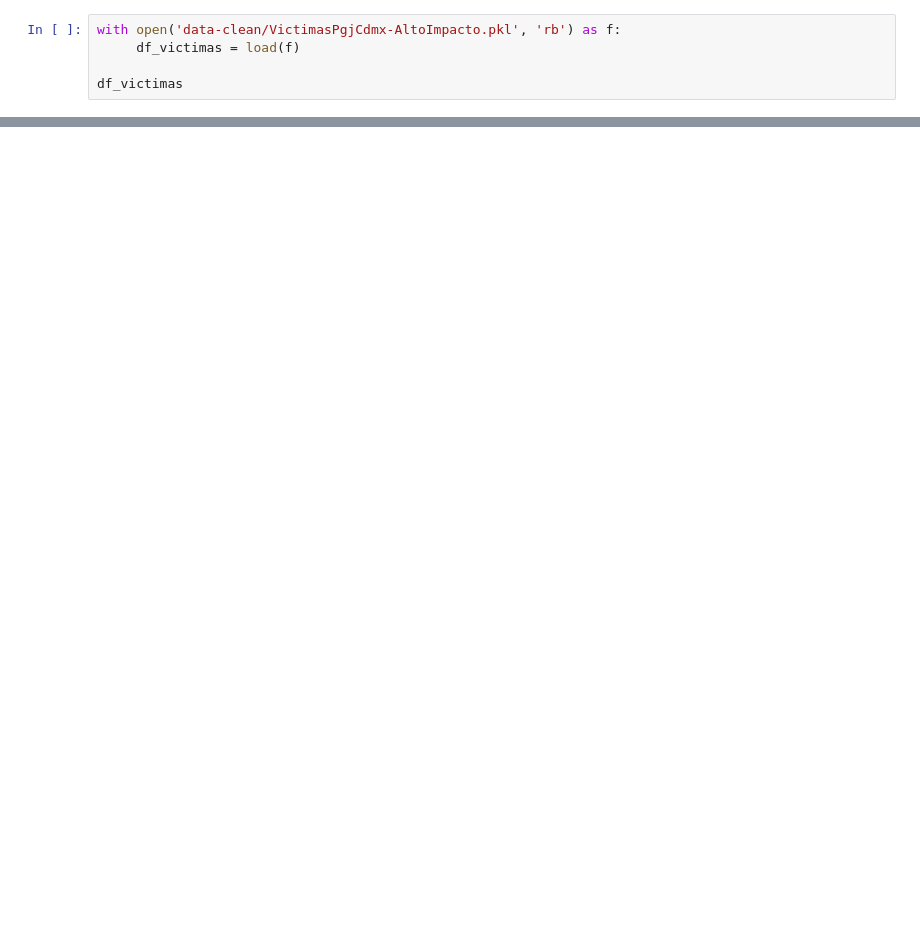
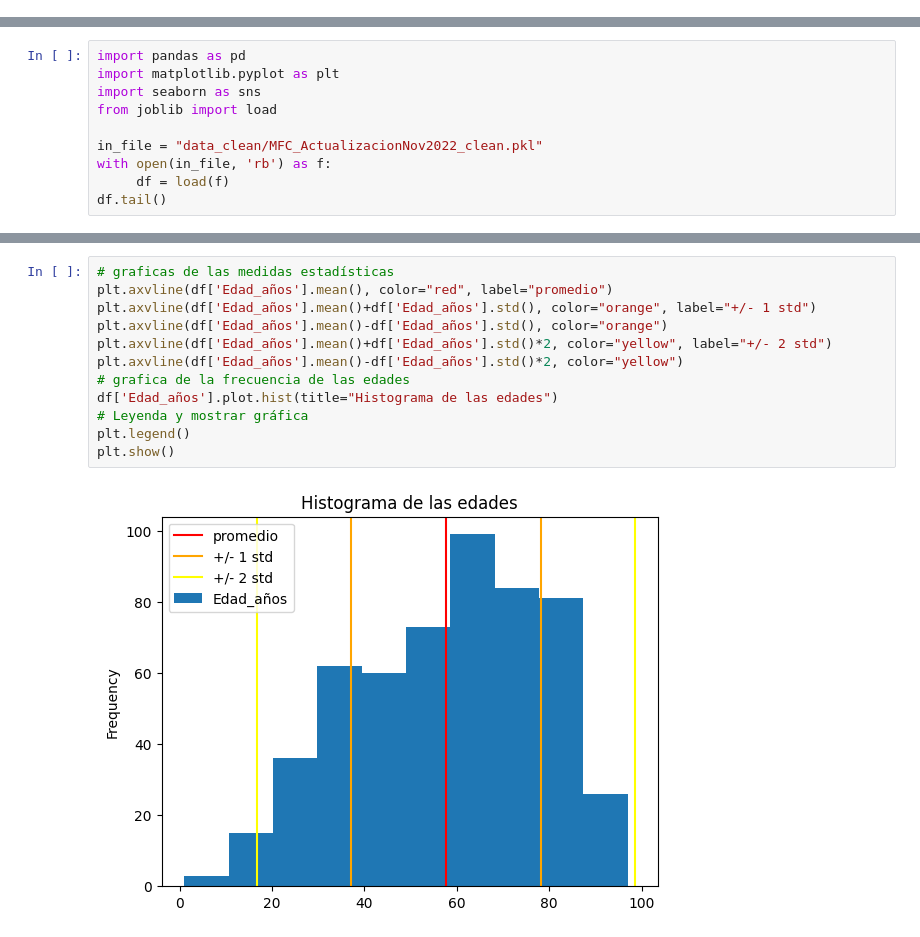
Before and after one commit to mar-esther23/CursoPandas2023, a Jupyter notebook: CP6-Analisis.ipynb, the cells around one changed output, grey strips where cells are left out. Saved outputs shown, nothing was run; the diff lists cells and outputs as text; blank space fills up the shorter version.

Commit message:
Estadística

```diff
--- a/CP6-Analisis.ipynb
+++ b/CP6-Analisis.ipynb
@@ -12,5 +0,0 @@ chdir(getcwd())
-# %%
-with open('data-clean/VictimasPgjCdmx-AltoImpacto.pkl', 'rb') as f:
-     df_victimas = load(f)
-
-df_victimas
@@ -292,0 +4,10 @@ Text(0.5, 1, 'Edad por sexo dependiendo del delito')
+# %%
+import pandas as pd
+import matplotlib.pyplot as plt
+import seaborn as sns
+from joblib import load
+
+in_file = "data_clean/MFC_ActualizacionNov2022_clean.pkl"
+with open(in_file, 'rb') as f:
+     df = load(f)
+df.tail()
@@ -292,0 +172,14 @@ Text(0.5, 1, 'Edad por sexo dependiendo del delito')
+# %%
+# graficas de las medidas estadísticas
+plt.axvline(df['Edad_años'].mean(), color="red", label="promedio")
+plt.axvline(df['Edad_años'].mean()+df['Edad_años'].std(), color="orange", label="+/- 1 std")
+plt.axvline(df['Edad_años'].mean()-df['Edad_años'].std(), color="orange")
+plt.axvline(df['Edad_años'].mean()+df['Edad_años'].std()*2, color="yellow", label="+/- 2 std")
+plt.axvline(df['Edad_años'].mean()-df['Edad_años'].std()*2, color="yellow")
+# grafica de la frecuencia de las edades
+df['Edad_años'].plot.hist(title="Histograma de las edades")
+# Leyenda y mostrar gráfica
+plt.legend()
+plt.show()
+# %% [output]
+[figure, added]
```
Also changed, not shown: parts of 63 cells of this notebook, 6 other files.
